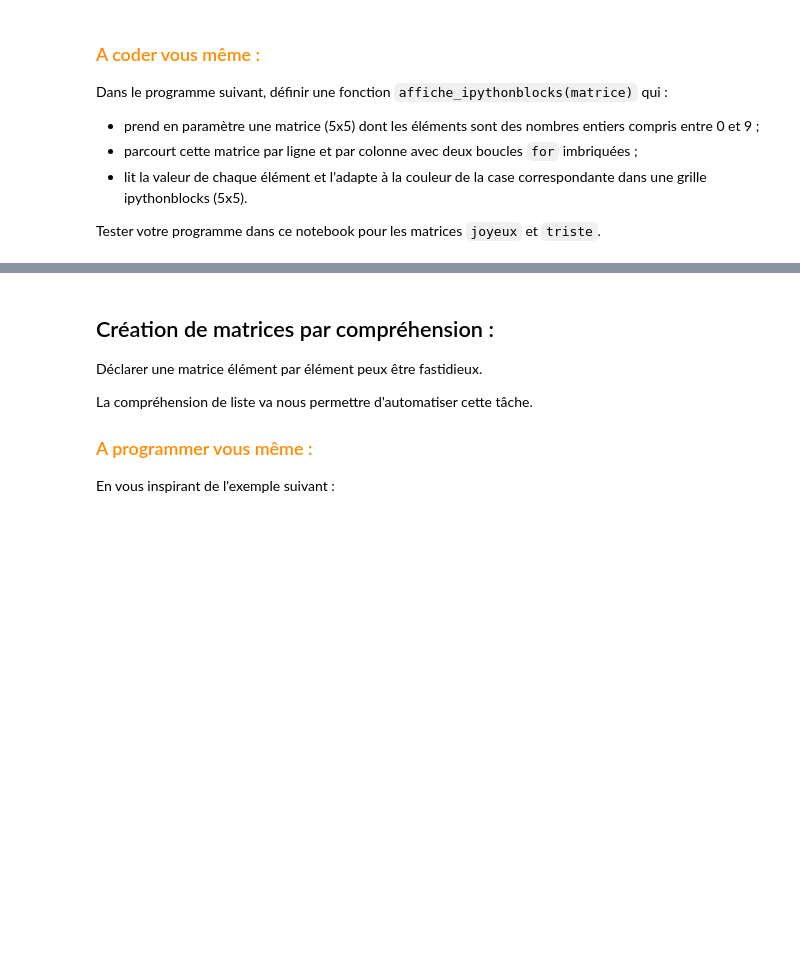
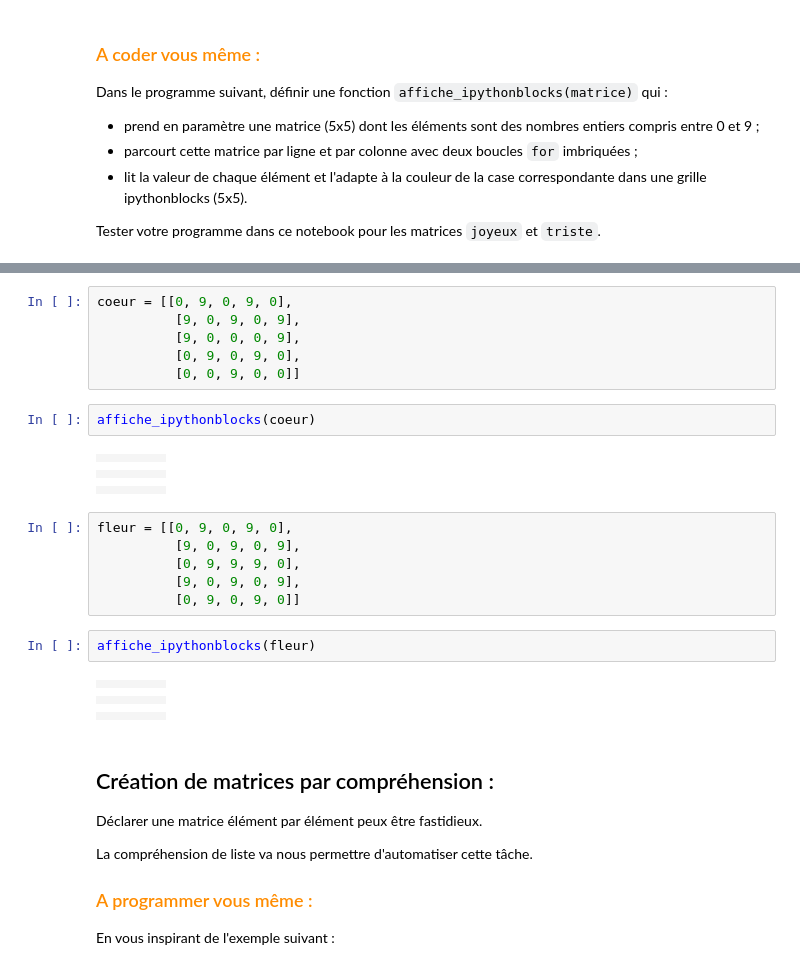
Before and after one commit to Lenniegadet/Mon_classeur2.0, a Jupyter notebook: Notebook/TP_matrices.ipynb, the cells around one changed output, grey strips where cells are left out. Saved outputs shown, nothing was run; the diff lists cells and outputs as text; blank space fills up the shorter version.

```diff
--- a/Notebook/TP_matrices.ipynb
+++ b/Notebook/TP_matrices.ipynb
@@ -242,3 +270,31 @@ affiche_ipythonblocks(triste)
+# %%
+coeur = [[0, 9, 0, 9, 0],
+          [9, 0, 9, 0, 9],
+          [9, 0, 0, 0, 9],
+          [0, 9, 0, 9, 0],
+          [0, 0, 9, 0, 0]]
+# %%
+affiche_ipythonblocks(coeur)
+# %% [output]
+|  |  |  |  |  |
+|  |  |  |  |  |
+|  |  |  |  |  |
+|  |  |  |  |  |
+|  |  |  |  |  |
+# %%
+fleur = [[0, 9, 0, 9, 0],
+          [9, 0, 9, 0, 9],
+          [0, 9, 9, 9, 0],
+          [9, 0, 9, 0, 9],
+          [0, 9, 0, 9, 0]]
+# %%
+affiche_ipythonblocks(fleur)
+# %% [output]
+|  |  |  |  |  |
+|  |  |  |  |  |
+|  |  |  |  |  |
+|  |  |  |  |  |
+|  |  |  |  |  |
 # %% [markdown]
 ## Création de matrices par compréhension :
 
```
Also changed, not shown: parts of 5 cells of this notebook.
